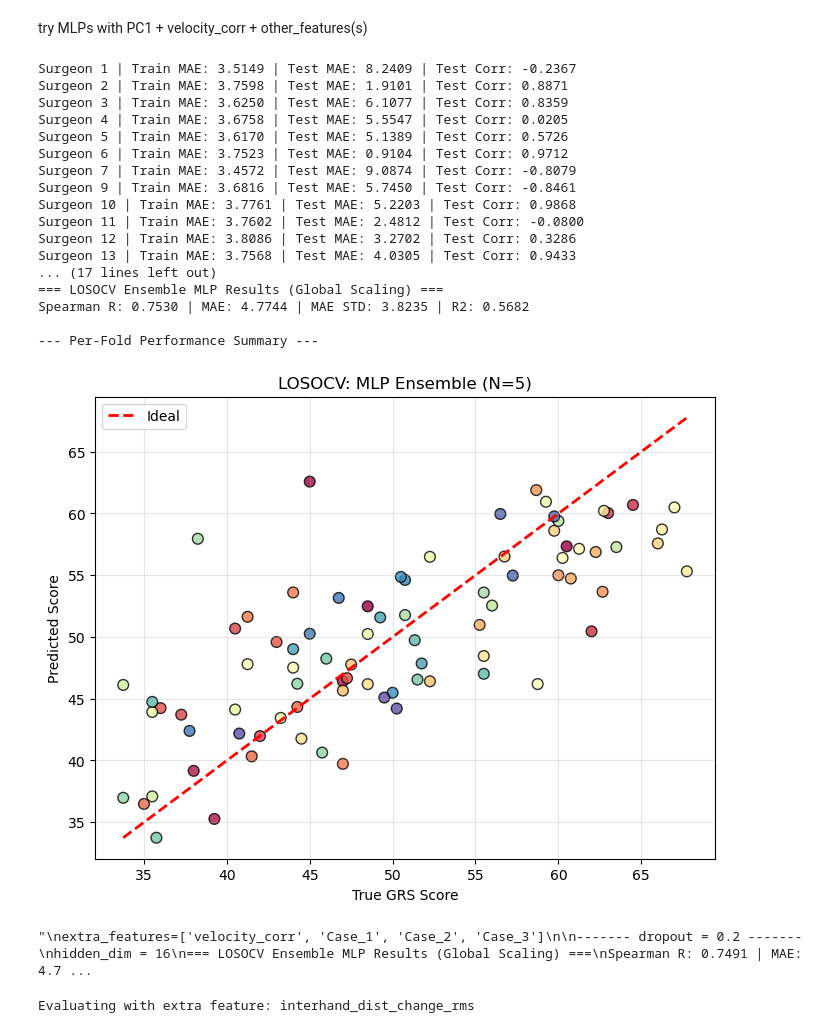
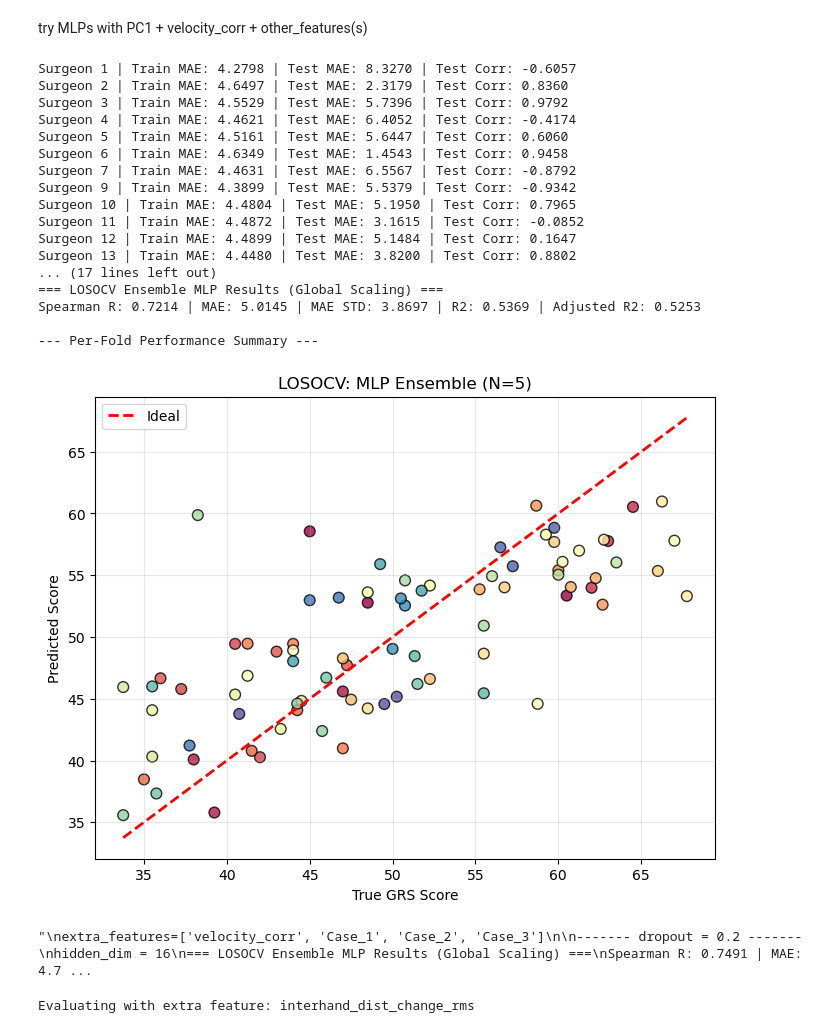
Before and after one commit to FinnWeikert/master-project, a Jupyter notebook: notebooks_final/final_baseline_models.ipynb, the cells around one changed output. Saved outputs shown, nothing was run; the diff lists cells and outputs as text; code cells hidden in the pictures.

```diff
--- a/notebooks_final/final_baseline_models.ipynb
+++ b/notebooks_final/final_baseline_models.ipynb
@@ -16,7 +16,7 @@ from src_final.models.analysis import leakage_free_correlation_analysis, leakage
 from src_final.models.baseline_loso import evaluate_loso_model
 # %%
 # file paths
-processed_dir="data/processed/landmark_dataframes2/" # NOTE the original results were obtained with "landmark_dataframes"
+processed_dir="data/processed/landmark_dataframes/" # NOTE the original results were obtained with "landmark_dataframes"
 ratings_csv="data/scores/merged_scores.csv"
 
 # create scores dataframe
@@ -32,7 +32,7 @@ for filename in tqdm(processed_files):
     df_raw = pd.read_pickle(os.path.join(processed_dir, filename))
 
     # Initialize and compute in one step
-    extractor = SurgicalFeatureExtractor(df_raw, fps=30, min_disp=0, vel_threshold=40)
+    extractor = SurgicalFeatureExtractor(df_raw, fps=30, min_disp=0, vel_threshold=30)
 
     # Get the 1-row dataframe of features
     feats = extractor.features_df
@@ -55,7 +57,7 @@ Extract features that are highly correlated with scores (>0.6) over all folds
 # correlation between features and scores
 all_features = [col for col in df_full if col not in df_ratings.columns]
 right_features = [col for col in all_features if 'Left' not in col]
-fair_corr_df = leakage_free_correlation_analysis(df_full, all_features, n=6)
+fair_corr_df = leakage_free_correlation_analysis(df_full, right_features, n=6)
 fair_corr_df
 # %% [output]
 |  | Feature | Mean_Corr_with_Target | Std_Corr_with_Target | Min_Corr_with_Target | Max_Corr_with_Target | ... |
@@ -78,5 +80,5 @@ fair_corr_df
 # %%
-top_features = fair_corr_df[(abs(fair_corr_df['Min_Corr_with_Target']) > 0.6) & (abs(fair_corr_df['Max_Corr_with_Target']) > 0.6)]['Feature'].tolist()
+top_features = fair_corr_df[(abs(fair_corr_df['Min_Corr_with_Target']) > 0.5) & (abs(fair_corr_df['Max_Corr_with_Target']) > 0.5)]['Feature'].tolist()
 
 # top feature intercorrelation
 inter_corrs = df_full[top_features].corr()
@@ -87,7 +89,7 @@ for i in range(len(top_features)):
     for j in range(i+1, len(top_features)):
         feat1 = top_features[i]
         feat2 = top_features[j]
-        if abs(inter_corrs.loc[feat1, feat2]) > 0.975:
+        if abs(inter_corrs.loc[feat1, feat2]) > 0.99:
             to_drop.add(feat2)
 
 to_drop
@@ -541,8 +573,8 @@ _, _, _ = evaluate_loso_mlp_ensemble(
     model_class=PyTorchMLPEnsemble,
     df=df_full,
     primary_features=top_features,
-    extra_features=['velocity_corr', 'Case_1', 'Case_2', 'Case_3', 'fraction_tracked_Right'],
-    model_params={'hidden_dim': 24, 'n_hidden': 2, 'n_models': 5, 'dropout': 0.15, 'batch_size': 16},
+    extra_features=['velocity_corr'],
+    model_params={'hidden_dim': 16, 'n_hidden': 2, 'n_models': 5, 'dropout': 0.15, 'batch_size': 16},
     pca_components=[0],
     print_fold_metrics=True
 )
@@ -553,47 +585,51 @@ extra_features=['velocity_corr', 'Case_1', 'Case_2', 'Case_3']
 hidden_dim = 16
 === LOSOCV Ensemble MLP Results (Global Scaling) ===
 Spearman R: 0.7491 | MAE: 4.7653 | MAE STD: 3.9071 | R2: 0.5617
 
 hidden_dim = 32
 === LOSOCV Ensemble MLP Results (Global Scaling) ===
 Spearman R: 0.7534 | MAE: 4.6758 | MAE STD: 3.9171 | R2: 0.5706
 
 hidden_dim = 16, n_hidden=2
 === LOSOCV Ensemble MLP Results (Global Scaling) ===
 Spearman R: 0.7416 | MAE: 4.8548 | MAE STD: 3.7990 | R2: 0.5614
 
 ------- dropout = 0.15 -------
+hidden_dim = 16, layers=2
+=== LOSOCV Ensemble MLP Results (Global Scaling) ===
+Spearman R: 0.7495 | MAE: 4.7313 | MAE STD: 3.8520 | R2: 0.5704
+
 hidden_dim = 24, n_hidden=2
 === LOSOCV Ensemble MLP Results (Global Scaling) ===
 Spearman R: 0.7546 | MAE: 4.6321 | MAE STD: 3.8108 | R2: 0.5847
 
 hidden_dim = 32, n_hidden=2
 === LOSOCV Ensemble MLP Results (Global Scaling) ===
 Spearman R: 0.7490 | MAE: 4.6869 | MAE STD: 3.8471 | R2: 0.5756
 
 extra_features=['velocity_corr', 'Case_1', 'Case_2', 'Case_3', 'interhand_dist_change_rms']
 === LOSOCV Ensemble MLP Results (Global Scaling) ===
 Spearman R: 0.7481 | MAE: 4.8682 | MAE STD: 3.7360 | R2: 0.5654
 """
 # %% [output]
-Surgeon 1 | Train MAE: 3.5149 | Test MAE: 8.2409 | Test Corr: -0.2367
-Surgeon 2 | Train MAE: 3.7598 | Test MAE: 1.9101 | Test Corr: 0.8871
-Surgeon 3 | Train MAE: 3.6250 | Test MAE: 6.1077 | Test Corr: 0.8359
-Surgeon 4 | Train MAE: 3.6758 | Test MAE: 5.5547 | Test Corr: 0.0205
-Surgeon 5 | Train MAE: 3.6170 | Test MAE: 5.1389 | Test Corr: 0.5726
-Surgeon 6 | Train MAE: 3.7523 | Test MAE: 0.9104 | Test Corr: 0.9712
-Surgeon 7 | Train MAE: 3.4572 | Test MAE: 9.0874 | Test Corr: -0.8079
-Surgeon 9 | Train MAE: 3.6816 | Test MAE: 5.7450 | Test Corr: -0.8461
-Surgeon 10 | Train MAE: 3.7761 | Test MAE: 5.2203 | Test Corr: 0.9868
-Surgeon 11 | Train MAE: 3.7602 | Test MAE: 2.4812 | Test Corr: -0.0800
-Surgeon 12 | Train MAE: 3.8086 | Test MAE: 3.2702 | Test Corr: 0.3286
-Surgeon 13 | Train MAE: 3.7568 | Test MAE: 4.0305 | Test Corr: 0.9433
+Surgeon 1 | Train MAE: 4.2798 | Test MAE: 8.3270 | Test Corr: -0.6057
+Surgeon 2 | Train MAE: 4.6497 | Test MAE: 2.3179 | Test Corr: 0.8360
+Surgeon 3 | Train MAE: 4.5529 | Test MAE: 5.7396 | Test Corr: 0.9792
+Surgeon 4 | Train MAE: 4.4621 | Test MAE: 6.4052 | Test Corr: -0.4174
+Surgeon 5 | Train MAE: 4.5161 | Test MAE: 5.6447 | Test Corr: 0.6060
+Surgeon 6 | Train MAE: 4.6349 | Test MAE: 1.4543 | Test Corr: 0.9458
+Surgeon 7 | Train MAE: 4.4631 | Test MAE: 6.5567 | Test Corr: -0.8792
+Surgeon 9 | Train MAE: 4.3899 | Test MAE: 5.5379 | Test Corr: -0.9342
+Surgeon 10 | Train MAE: 4.4804 | Test MAE: 5.1950 | Test Corr: 0.7965
+Surgeon 11 | Train MAE: 4.4872 | Test MAE: 3.1615 | Test Corr: -0.0852
+Surgeon 12 | Train MAE: 4.4899 | Test MAE: 5.1484 | Test Corr: 0.1647
+Surgeon 13 | Train MAE: 4.4480 | Test MAE: 3.8200 | Test Corr: 0.8802
 ... (17 lines left out)
 === LOSOCV Ensemble MLP Results (Global Scaling) ===
-Spearman R: 0.7530 | MAE: 4.7744 | MAE STD: 3.8235 | R2: 0.5682
+Spearman R: 0.7214 | MAE: 5.0145 | MAE STD: 3.8697 | R2: 0.5369 | Adjusted R2: 0.5253
 
 --- Per-Fold Performance Summary ---
-[figure, old version]
+[figure, new version]
 "\nextra_features=['velocity_corr', 'Case_1', 'Case_2', 'Case_3']\n\n------- dropout = 0.2 -------\nhidden_dim = 16\n=== LOSOCV Ensemble MLP Results (Global Scaling) ===\nSpearman R: 0.7491 | MAE: 4.7 ...
 # %%
 from src_final.models.mlp_regressor import PyTorchMLPEnsemble
```
Also changed, not shown: parts of 21 cells of this notebook, 15 other files.
